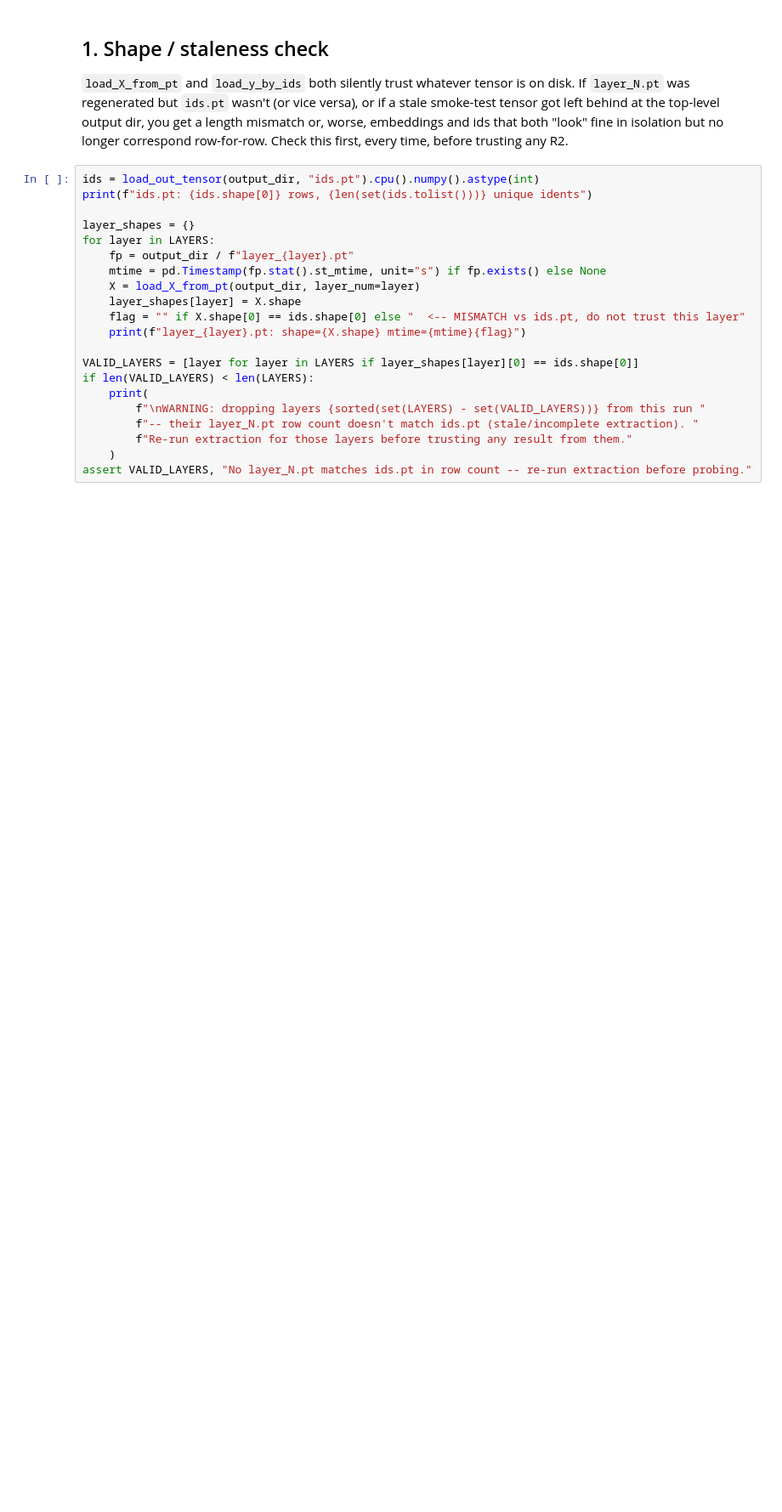
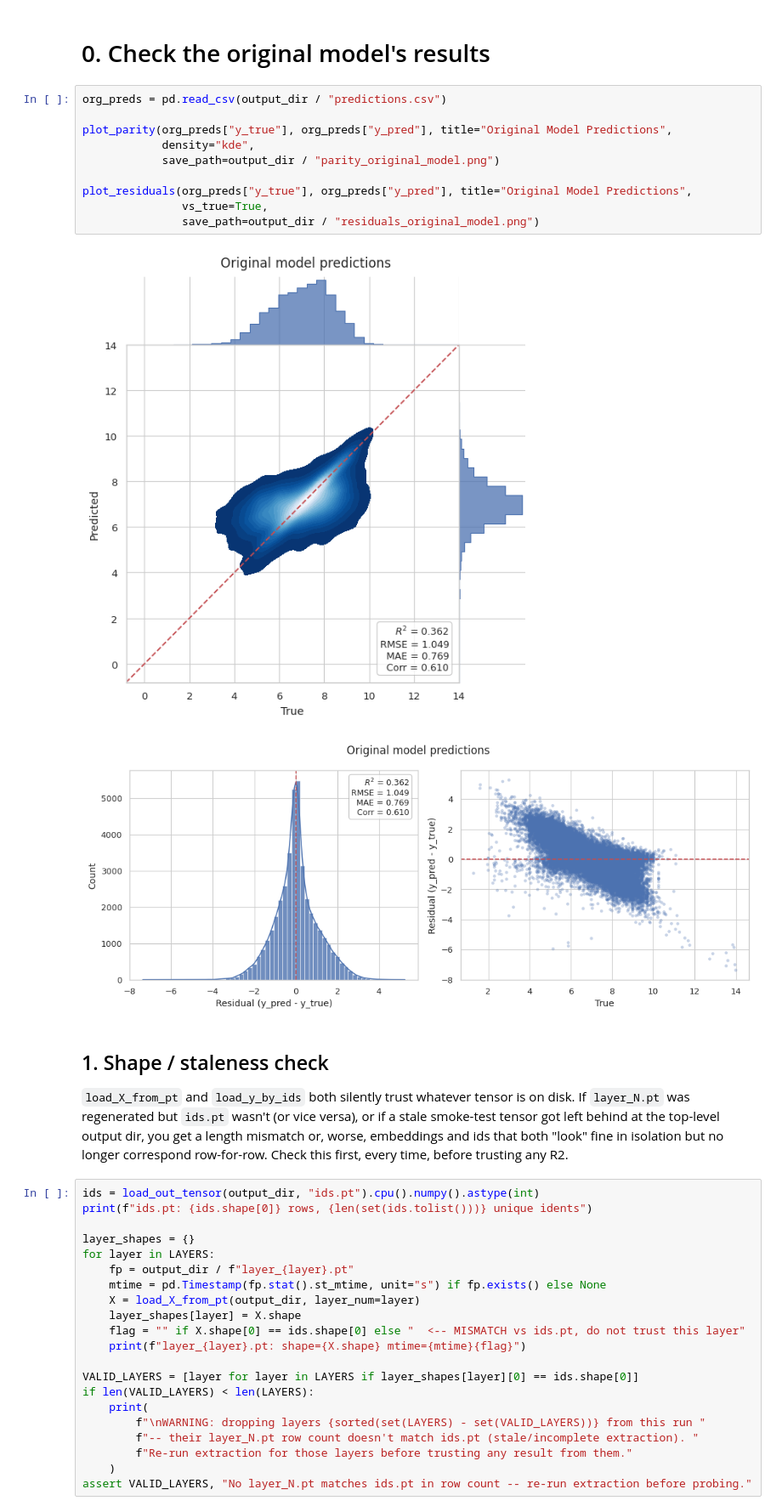
Before and after one commit to fatemeh-moghaddam/kinodata-3D-affinity-prediction, a Jupyter notebook: prob/probing_notebooks/affinity_probe_quickcheck.ipynb, the cells around one changed output. Shown at 85% size. Cells and saved outputs as stored; diff of their text form; blank space fills up the shorter version.

Commit message:
plot the CGNN-3D's predictions

```diff
--- a/prob/probing_notebooks/affinity_probe_quickcheck.ipynb
+++ b/prob/probing_notebooks/affinity_probe_quickcheck.ipynb
@@ -56,3 +58,18 @@ LAYERS = [1, 2, 3]
+# %% [markdown]
+# 0. Check the original model's results
+# %%
+org_preds = pd.read_csv(output_dir / "predictions.csv")
+
+plot_parity(org_preds["y_true"], org_preds["y_pred"], title="Original Model Predictions",
+            density="kde",
+            save_path=output_dir / "parity_original_model.png")
+
+plot_residuals(org_preds["y_true"], org_preds["y_pred"], title="Original Model Predictions",
+               vs_true=True,
+               save_path=output_dir / "residuals_original_model.png")
+# %% [output]
+[figure, added]
+[figure, added]
 # %% [markdown]
 ## 1. Shape / staleness check
 
```
Also changed, not shown: parts of 10 cells of this notebook.
